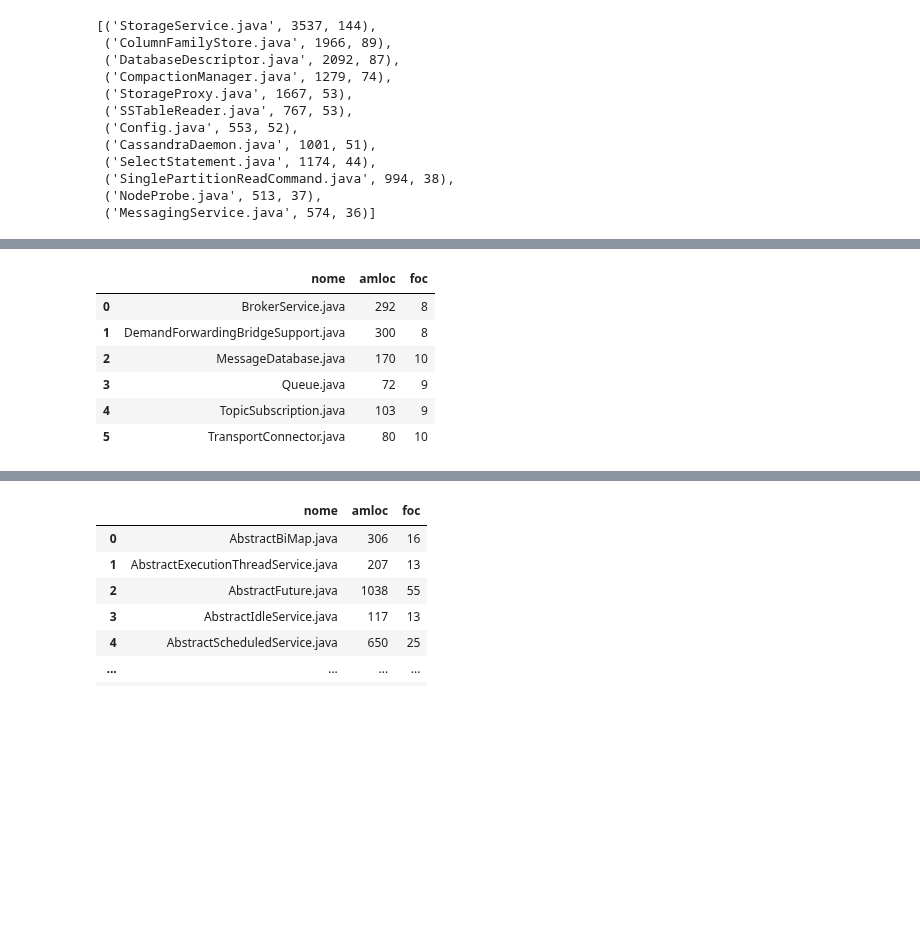
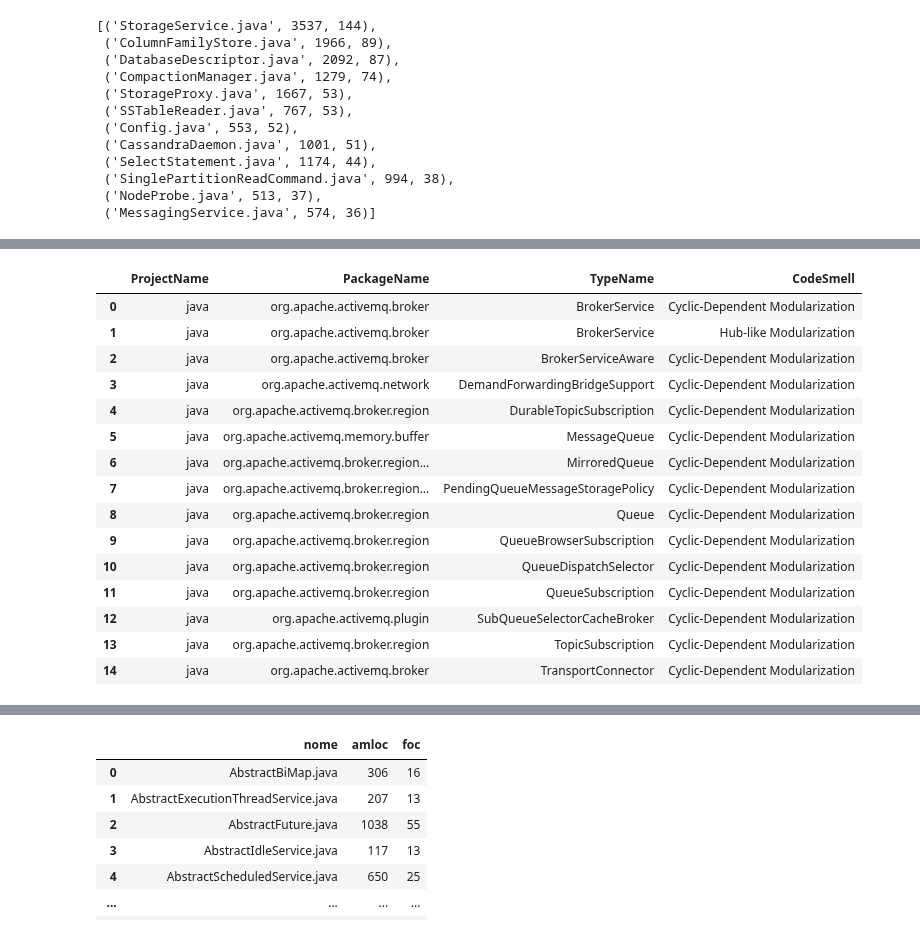
Before and after one commit to armandossrecife/piloto, a Jupyter notebook: notebooks/compara_sas2022.ipynb, the cells around one changed output, grey strips where cells are left out. Saved outputs shown, nothing was run; the diff lists cells and outputs as text; code cells hidden in the pictures; blank space fills up the shorter version.

```diff
--- a/notebooks/compara_sas2022.ipynb
+++ b/notebooks/compara_sas2022.ipynb
@@ -876,11 +887,20 @@ lista_arquivos_criticos_cassandra
 # %%
-df_critial_files_parcial_activemq = pd.read_csv('https://raw.githubusercontent.com/armandossrecife/piloto/main/criticos/activemq/activemq_arquivos_criticos.csv')
+df_critial_files_parcial_activemq = pd.read_csv('https://raw.githubusercontent.com/armandossrecife/piloto/main/criticos/activemq/analise_designite_classes_criticas.csv')
 df_critial_files_parcial_activemq
 # %% [output]
-|  | nome | amloc | foc |
-| 0 | BrokerService.java | 292 | 8 |
-| 1 | DemandForwardingBridgeSupport.java | 300 | 8 |
-| 2 | MessageDatabase.java | 170 | 10 |
-| 3 | Queue.java | 72 | 9 |
-| 4 | TopicSubscription.java | 103 | 9 |
-| 5 | TransportConnector.java | 80 | 10 |
+|  | ProjectName | PackageName | TypeName | CodeSmell |
+| 0 | java | org.apache.activemq.broker | BrokerService | Cyclic-Dependent Modularization |
+| 1 | java | org.apache.activemq.broker | BrokerService | Hub-like Modularization |
+| 2 | java | org.apache.activemq.broker | BrokerServiceAware | Cyclic-Dependent Modularization |
+| 3 | java | org.apache.activemq.network | DemandForwardingBridgeSupport | Cyclic-Dependent Modularization |
+| 4 | java | org.apache.activemq.broker.region | DurableTopicSubscription | Cyclic-Dependent Modularization |
+| 5 | java | org.apache.activemq.memory.buffer | MessageQueue | Cyclic-Dependent Modularization |
+| 6 | java | org.apache.activemq.broker.region... | MirroredQueue | Cyclic-Dependent Modularization |
+| 7 | java | org.apache.activemq.broker.region... | PendingQueueMessageStoragePolicy | Cyclic-Dependent Modularization |
+| 8 | java | org.apache.activemq.broker.region | Queue | Cyclic-Dependent Modularization |
+| 9 | java | org.apache.activemq.broker.region | QueueBrowserSubscription | Cyclic-Dependent Modularization |
+| 10 | java | org.apache.activemq.broker.region | QueueDispatchSelector | Cyclic-Dependent Modularization |
+| 11 | java | org.apache.activemq.broker.region | QueueSubscription | Cyclic-Dependent Modularization |
+| 12 | java | org.apache.activemq.plugin | SubQueueSelectorCacheBroker | Cyclic-Dependent Modularization |
+| 13 | java | org.apache.activemq.broker.region | TopicSubscription | Cyclic-Dependent Modularization |
+| 14 | java | org.apache.activemq.broker | TransportConnector | Cyclic-Dependent Modularization |
```
Also changed, not shown: parts of 18 cells of this notebook, 1 other file.
